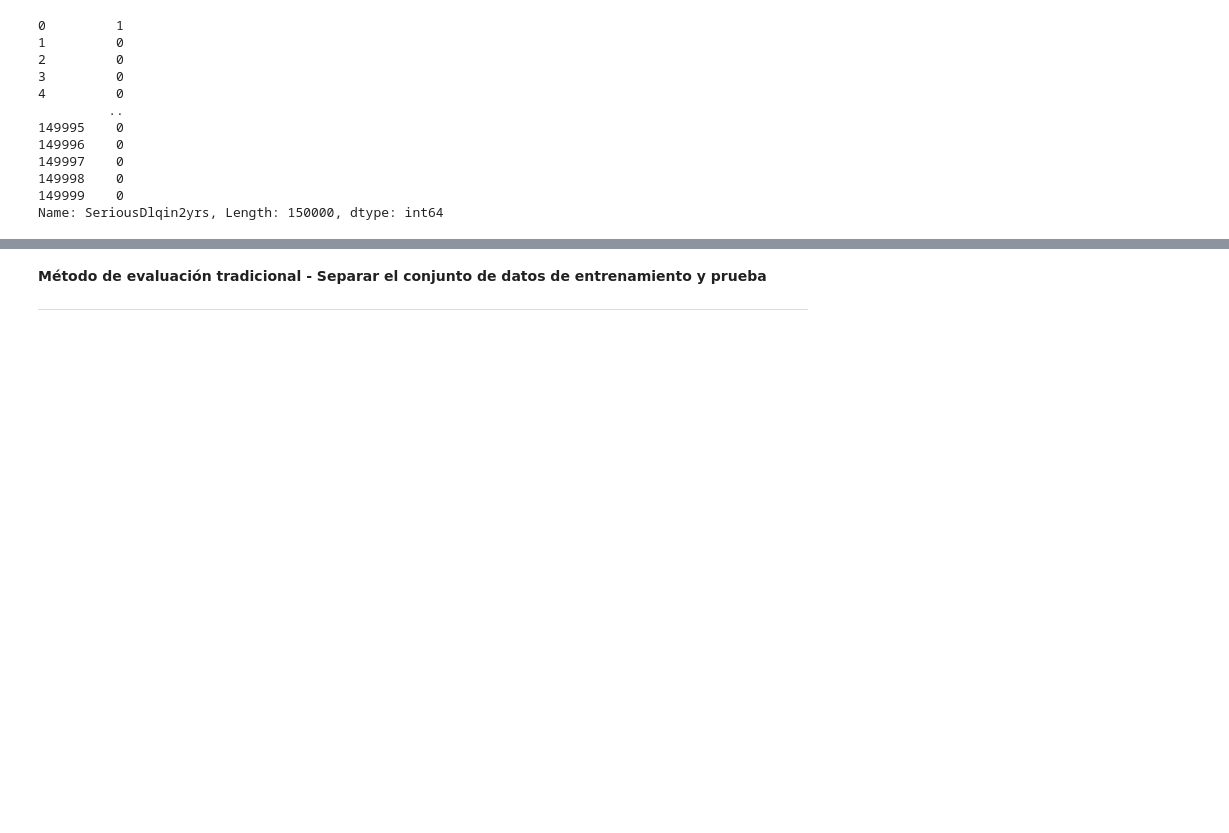
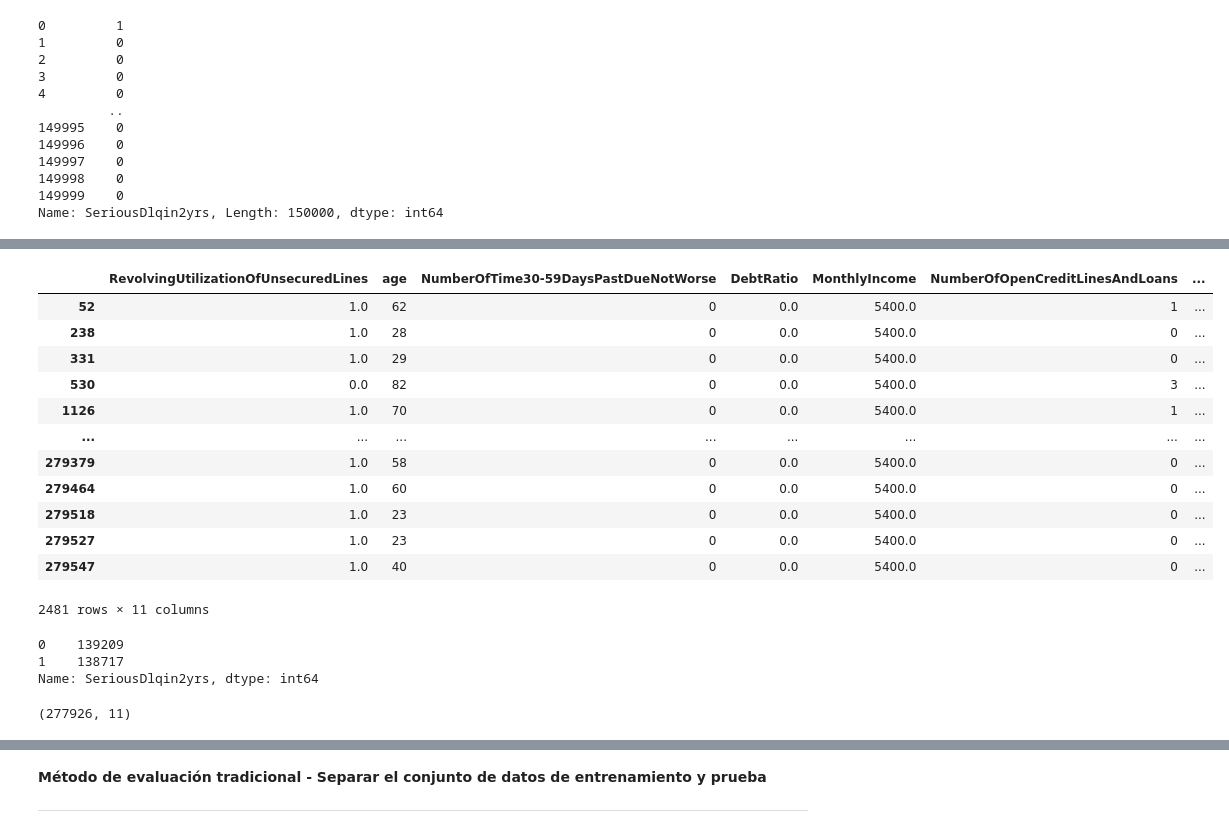
Before and after one commit to PDCaire10/USIL_Capstone_202202_G10_MLP_Bagging, a Jupyter notebook: Modelo_PNN+Bagging.ipynb, the cells around one changed output, grey strips where cells are left out. Drawn from its saved outputs; the diff is of its cells as text; code cells hidden in the pictures; blank space fills up the shorter version.

```diff
--- a/Modelo_PNN+Bagging.ipynb
+++ b/Modelo_PNN+Bagging.ipynb
@@ -220,0 +291,27 @@ Name: SeriousDlqin2yrs, Length: 150000, dtype: int64
+# %%
+smote=SMOTE(sampling_strategy='minority')
+X_sm, y_sm=smote.fit_resample(X, y)
+# %%
+datos_X_sm=pd.DataFrame(data=X_sm,columns=X.columns)
+datos_y_sm=pd.DataFrame(data=y_sm,columns=["SeriousDlqin2yrs"])
+# %%
+#concatenar la informacion
+
+datos_balanceados_sm=pd.concat([datos_X_sm, datos_y_sm], axis=1)
+# %%
+#Visualizar registros duplicados
+datos_balanceados_sm[datos_balanceados_sm.duplicated(keep=False)]
+# %% [output]
+|  | RevolvingUtilizationOfUnsecuredLines | age | NumberOfTime30-59DaysPastDueNotWorse | DebtRatio | MonthlyIncome | NumberOfOpenCreditLinesAndLoans | ... |
+| 52 | 1.0 | 62 | 0 | 0.0 | 5400.0 | 1 | ... |
+| 238 | 1.0 | 28 | 0 | 0.0 | 5400.0 | 0 | ... |
+| 331 | 1.0 | 29 | 0 | 0.0 | 5400.0 | 0 | ... |
+| 530 | 0.0 | 82 | 0 | 0.0 | 5400.0 | 3 | ... |
+| 1126 | 1.0 | 70 | 0 | 0.0 | 5400.0 | 1 | ... |
+| ... | ... | ... | ... | ... | ... | ... | ... |
+| 279379 | 1.0 | 58 | 0 | 0.0 | 5400.0 | 0 | ... |
+| 279464 | 1.0 | 60 | 0 | 0.0 | 5400.0 | 0 | ... |
+| 279518 | 1.0 | 23 | 0 | 0.0 | 5400.0 | 0 | ... |
+| 279527 | 1.0 | 23 | 0 | 0.0 | 5400.0 | 0 | ... |
+| 279547 | 1.0 | 40 | 0 | 0.0 | 5400.0 | 0 | ... |
+2481 rows × 11 columns
@@ -220,0 +321,11 @@ Name: SeriousDlqin2yrs, Length: 150000, dtype: int64
+# %%
+#Visualizar el balanceo despues de aplicar la tecnica SMOTE
+datos_balanceados_sm.SeriousDlqin2yrs.value_counts()
+# %% [output]
+0    139209
+1    138717
+Name: SeriousDlqin2yrs, dtype: int64
+# %%
+datos_balanceados_sm.shape
+# %% [output]
+(277926, 11)
```
Also changed, not shown: parts of 30 cells of this notebook.
